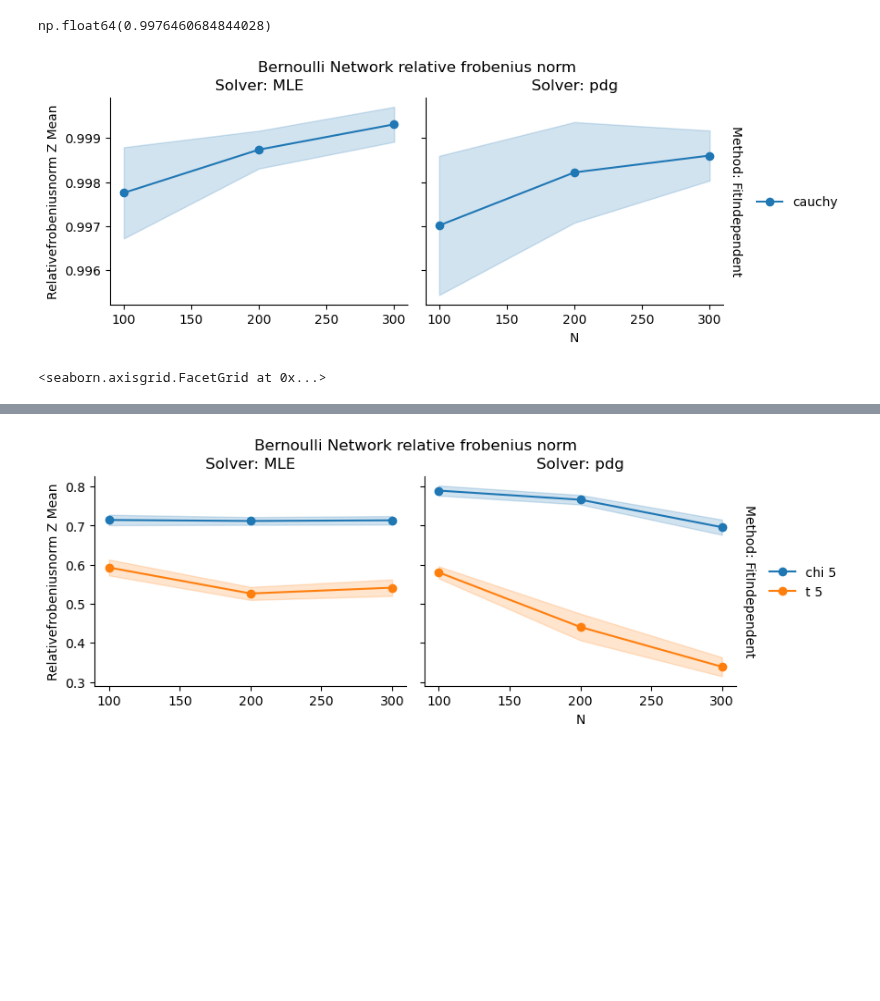
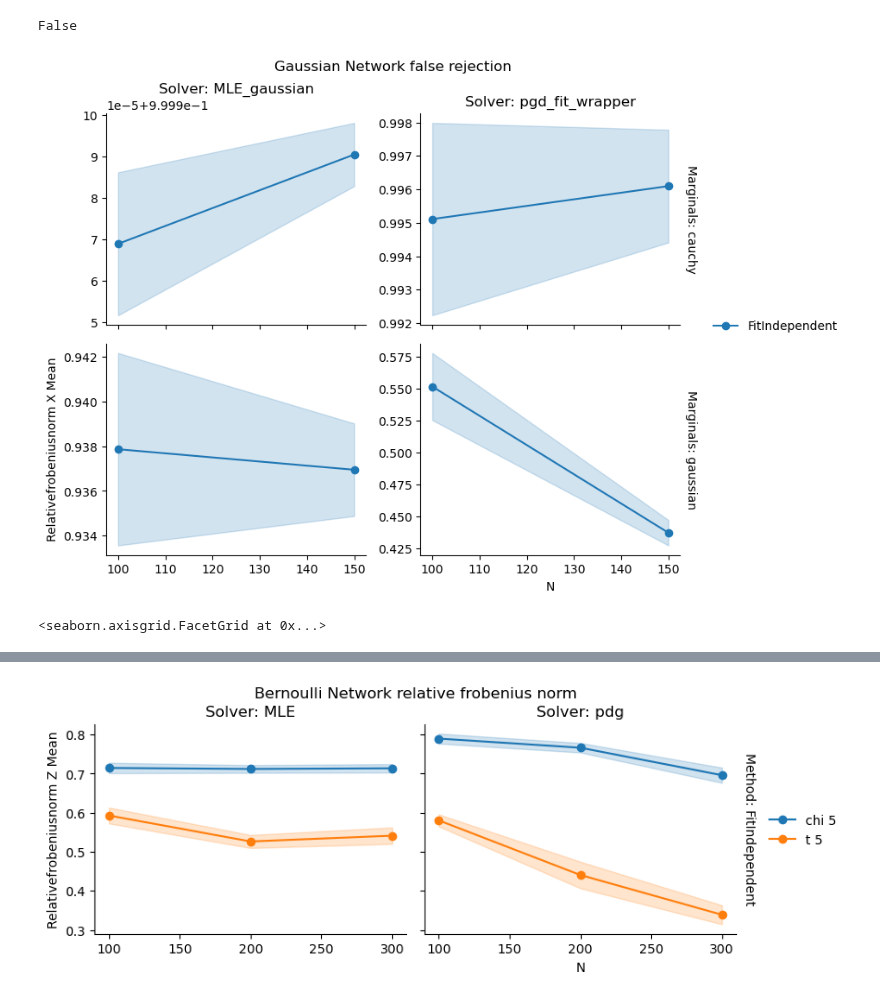
Before and after one commit to lorenzo-costa/testing-network-independence, a Jupyter notebook: notebooks/new_setup.ipynb, the cells around one changed output, grey strips where cells are left out. Drawn from its saved outputs; the diff is of its cells as text; code cells hidden in the pictures; blank space fills up the shorter version.

Commit message:
results

```diff
--- a/notebooks/new_setup.ipynb
+++ b/notebooks/new_setup.ipynb
@@ -202,32 +255,14 @@ out['rho'] = out["args"].apply(lambda x: x.get("rho", "NA"))
 out["method"] = out["args"].apply(lambda x: x.get("method_name", "NA"))
 
 out["marginals"] = out["args"].apply(lambda x: x.get("marginals", "NA"))
-# %%
-out['dgp'] = 'BernoulliNetwork'
-out['solver'] = out["args"].apply(lambda x: 'MLE' if 'MLE' in str(x["setup"][1]) else 'pdg')
 # %%
-out["RelativeFrobeniusNorm_x"] = out["RelativeFrobeniusNorm"].apply(
-    lambda x: x[0]
-)
-out["RelativeFrobeniusNorm_z"] = out["RelativeFrobeniusNorm"].apply(
-    lambda x: x[1]
-)
-
-out["ProcrustesDistance_x"] = out["ProcrustesDistance"].apply(
-    lambda x: x[0]
-)
-
-out["ProcrustesDistance_z"] = out["ProcrustesDistance"].apply(
-    lambda x: x[1]
-)
-
 # out["FalseRejection"] = out["ComputeAll"].apply(lambda x: x["FalseRejection"])
 # out["TrueRejection"] = out["ComputeAll"].apply(lambda x: x["TrueRejection"])
 # out["Rejection"] = out["ComputeAll"].apply(lambda x: x["Rejection"])
+out['RelativeFrobeniusNorm_x'] = out["ComputeAll"].apply(lambda x: x["RelativeFrobeniusNorm_x"])
+out['ProcrustesDistance_x'] = out["ComputeAll"].apply(lambda x: x["ProcrustesDistance_x"])
+out['RelativeFrobeniusNorm_z'] = out["ComputeAll"].apply(lambda x: x["RelativeFrobeniusNorm_z"])
+out['ProcrustesDistance_z'] = out["ComputeAll"].apply(lambda x: x["ProcrustesDistance_z"])
-# %%
-out["RelativeFrobeniusNorm_z"].mean()
-# %% [output]
-np.float64(0.9976460684844028)
 # %%
 results_gaussian = out[out["dgp"] == "GaussianNetwork"]
 results_bernoulli = out[out["dgp"] == "BernoulliNetwork"]
@@ -269,31 +308,39 @@ results_null_gaussian_llk = results_null_gaussian[
 
 agg_gaussian_null = aggregate_results(
     results_null_gaussian,
-    y_axis="RelativeFrobeniusNorm_z",
+    y_axis="RelativeFrobeniusNorm_x",
     x_axis="n",
     factors=["marginals", "solver", "method"],
 )
+
+# agg_05_gaussian = aggregate_results(
+#     results_05_gaussian,
+#     y_axis="TrueRejection",
+#     x_axis="n",
+#     factors=["marginals", "solver", "method"],
+# )
 agg_bernoulli_null = aggregate_results(
     results_null_bernoulli,
-    y_axis="RelativeFrobeniusNorm_z",
+    y_axis="RelativeFrobeniusNorm_x",
     x_axis="n",
     factors=["marginals", "solver", "method"],
 )
 # %%
 plot_grid(
     grouped_stats=agg_bernoulli_null,
     plotting_function=plot_with_bands,
     x_axis="n",
-    y_axis="RelativeFrobeniusNorm_z_mean",
-    factors=["marginals", "solver", "method"],
+    y_axis="RelativeFrobeniusNorm_x_mean",
+    factors=["method", "solver", "marginals"],
     height=3,
-    se_bands="RelativeFrobeniusNorm_z_sem",
+    se_bands="RelativeFrobeniusNorm_x_sem",
     share_x=True,
-    share_y=True,
-    title="Bernoulli Network relative frobenius norm",
+    share_y=False,
+    title="Gaussian Network false rejection",
 )
 # %% [output]
+False
-[figure, old version]
+[figure, new version]
-<seaborn.axisgrid.FacetGrid at 0x...>
+<seaborn.axisgrid.FacetGrid at 0x...>
 # %%
 1/0
```
Also changed, not shown: parts of 21 cells of this notebook, 11 other files.
